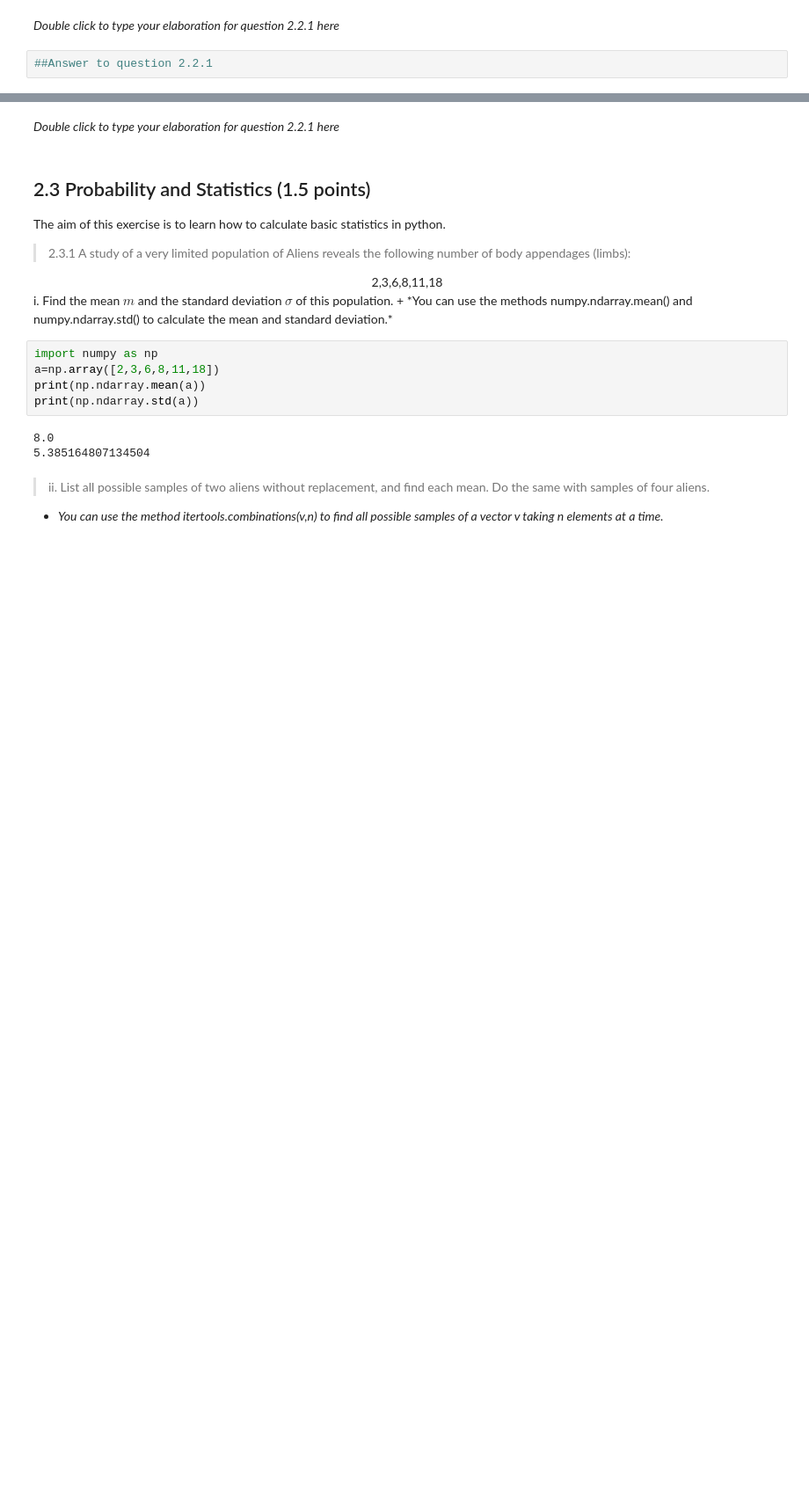
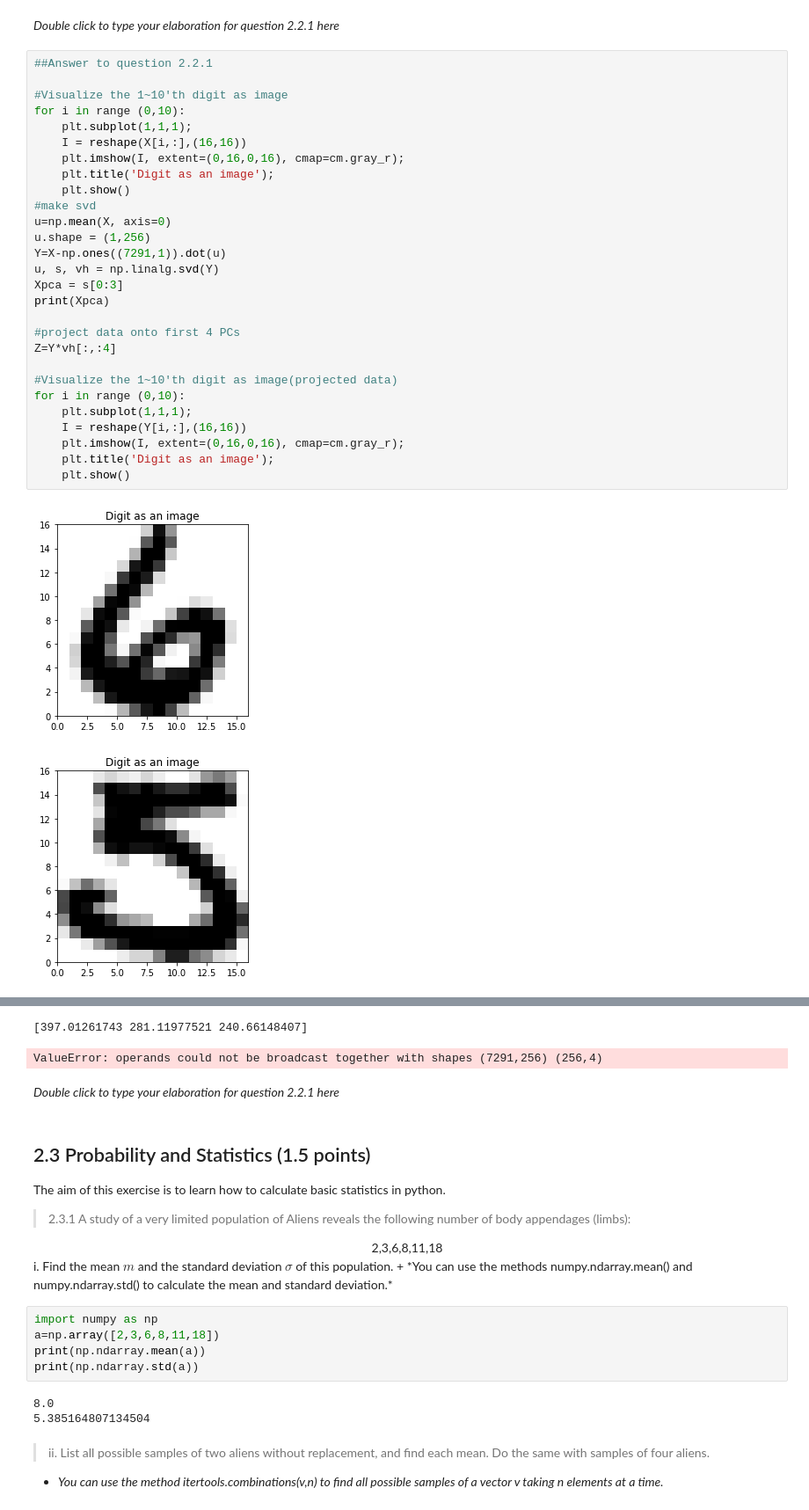
Before and after one commit to obp3ter/Data-Mining, a Jupyter notebook: Assignment_2/Assignment_2.ipynb, the cells around one changed output, grey strips where cells are left out. Shown at 88% size. Drawn from its saved outputs; the diff is of its cells as text; blank space fills up the shorter version.

```diff
--- a/Assignment_2/Assignment_2.ipynb
+++ b/Assignment_2/Assignment_2.ipynb
@@ -114,4 +123,33 @@ plt.show()
 # %% [markdown]
 *Double click to type your elaboration for question 2.2.1 here*
-# %%
-##Answer to question 2.2.1
+# %%
+##Answer to question 2.2.1
+
+#Visualize the 1~10'th digit as image
+for i in range (0,10):
+    plt.subplot(1,1,1);
+    I = reshape(X[i,:],(16,16))
+    plt.imshow(I, extent=(0,16,0,16), cmap=cm.gray_r);
+    plt.title('Digit as an image');
+    plt.show()
+#make svd
+u=np.mean(X, axis=0)
+u.shape = (1,256)
+Y=X-np.ones((7291,1)).dot(u)
+u, s, vh = np.linalg.svd(Y)
+Xpca = s[0:3]
+print(Xpca)
+
+#project data onto first 4 PCs
+Z=Y*vh[:,:4]
+
+#Visualize the 1~10'th digit as image(projected data)
+for i in range (0,10):
+    plt.subplot(1,1,1);
+    I = reshape(Y[i,:],(16,16))
+    plt.imshow(I, extent=(0,16,0,16), cmap=cm.gray_r);
+    plt.title('Digit as an image');
+    plt.show()
+# %% [output]
+[figure, added]
+[figure, added]
@@ -118,3 +164,5 @@ plt.show()
+[397.01261743 281.11977521 240.66148407]
+ValueError: operands could not be broadcast together with shapes (7291,256) (256,4)
 # %% [markdown]
 *Double click to type your elaboration for question 2.2.1 here*
 # %% [markdown]
```
Also changed, not shown: parts of 6 cells of this notebook.
